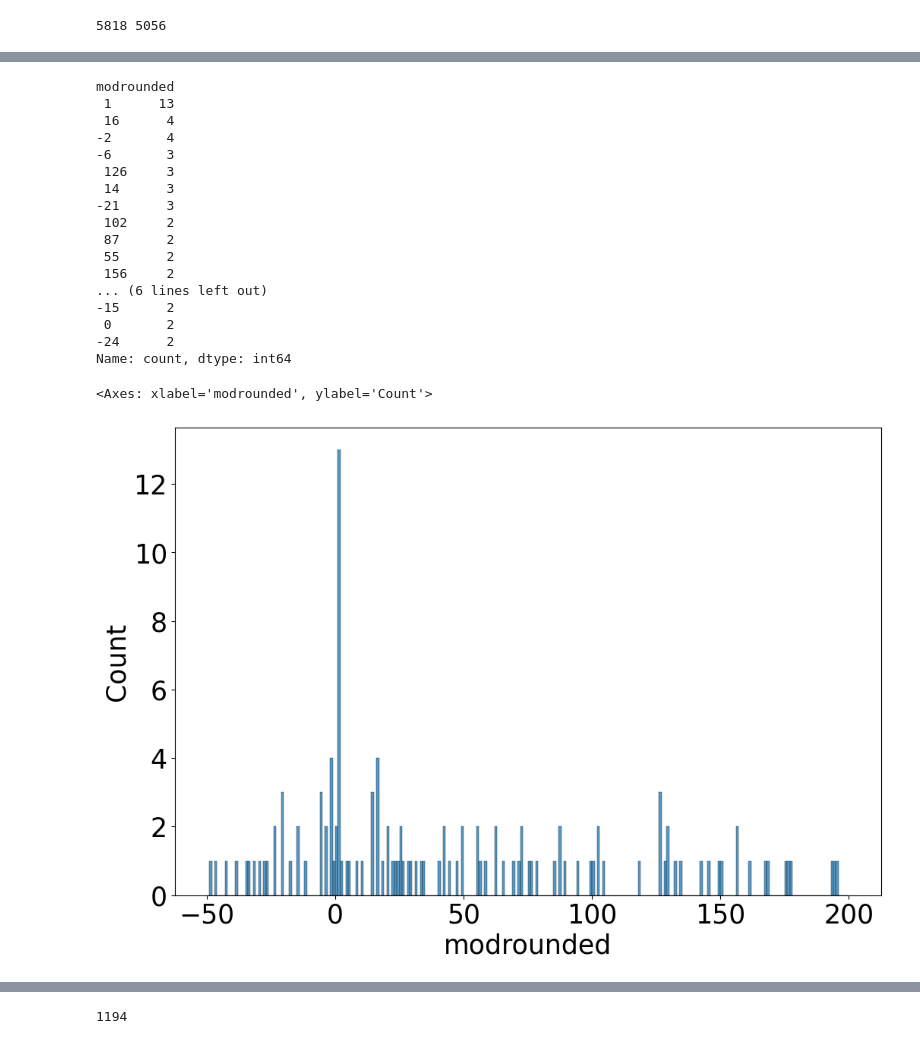
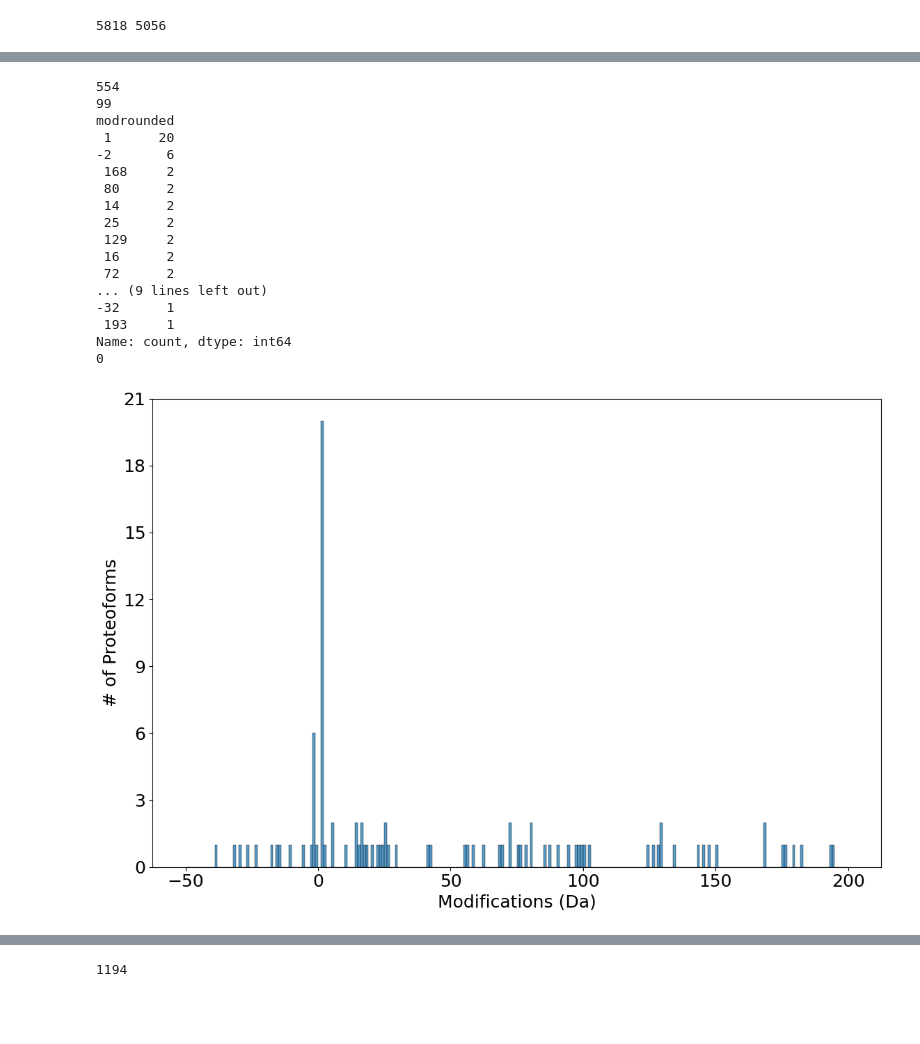
Before and after one commit to todanielwang/TopMPI, a Jupyter notebook: Experiments/notebook.ipynb, the cells around one changed output, grey strips where cells are left out. Saved outputs shown, nothing was run; the diff lists cells and outputs as text; code cells hidden in the pictures; blank space fills up the shorter version.

```diff
--- a/Experiments/notebook.ipynb
+++ b/Experiments/notebook.ipynb
@@ -5194,7 +5212,8 @@ import seaborn as sns
 import numpy as np
 import matplotlib.pyplot as plt
 
-primary = util.read_tsv("/home/daniel/Desktop/datafiles/RealData/yeast/yeast/Yeast_1_TopMPI/Primary_ms2_toppic_proteoform_single.tsv")
+primary = util.read_tsv("Figures/modifications/OnlyPrimary.tsv")
+print(primary.shape[0])
 primary = primary[primary["#unexpected modifications"] == 1]
 primary['modvalue'] = primary['unexpected modifications'].str.extract(r'([+-]?\d+\.\d+)').astype(float).fillna(0)
 primary['modrounded'] = primary['modvalue'].round().astype(int)
@@ -5202,13 +5221,26 @@ primary['modrounded'] = primary['modvalue'].round().astype(int)
 
 print(primary.shape[0])
 
-print(primary['modrounded'].value_counts().head(20))
+print(primary['modrounded'].value_counts().head(30))
+
+mod_counts = primary['modrounded'].value_counts().sort_index().reset_index()
+mod_counts.columns = ["Modification(Da)", "Frequency"]
+
+# Save to TSV
+mod_counts.to_csv("primary_mod.tsv", sep="\t", index=False)
+
+# print((primary['modrounded'] == 181).sum())
 
 bins = np.arange(-50, 201, 1)
 
-plt.rcParams.update({'font.size': 25})
+plt.rcParams.update({'font.size': 18})
 
 plt.figure(figsize=(12, 8))
+plt.xlabel('Modifications (Da)')
+plt.ylabel('# of Proteoforms')
+plt.tight_layout()
 
 sns.histplot(primary['modrounded'], bins=bins)
+
+plt.savefig("primary.svg", format="svg", dpi=800)
 # %% [output]
@@ -5234,33 +5265,50 @@ Name: count, dtype: int64
 # %%
-secondary = util.read_tsv("/home/daniel/Desktop/datafiles/RealData/yeast/yeast/Yeast_1_TopMPI/Secondary_ms2_toppic_proteoform_single.tsv")
+from matplotlib.ticker import MaxNLocator
+
+secondary = util.read_tsv("Figures/modifications/OnlySecondary.tsv")
+print(secondary.shape[0])
 secondary = secondary[secondary["#unexpected modifications"] == 1]
+print(secondary.shape[0])
 secondary['modvalue'] = secondary['unexpected modifications'].str.extract(r'([+-]?\d+\.\d+)').astype(float).fillna(0)
 secondary['modrounded'] = secondary['modvalue'].round().astype(int)
 
 print(secondary['modrounded'].value_counts().head(20))
 
-plt.rcParams.update({'font.size': 25})
+mod_counts = secondary['modrounded'].value_counts().sort_index().reset_index()
+mod_counts.columns = ["Modification(Da)", "Frequency"]
+
+# Save to TSV
+mod_counts.to_csv("secondary_mod.tsv", sep="\t", index=False)
+
+print((secondary['modrounded'] == 183).sum())
+
+plt.rcParams.update({'font.size': 18})
 
 plt.figure(figsize=(12, 8))
+plt.xlabel('Modifications (Da)')
+plt.ylabel('# of Proteoforms')
+plt.tight_layout()
 sns.histplot(secondary['modrounded'], bins=bins)
+ax = plt.gca()
+ax.yaxis.set_major_locator(MaxNLocator(integer=True))
+plt.savefig("secondary.svg", format="svg", dpi=800)
 # %% [output]
+554
+99
 modrounded
- 1      13
- 16      4
--2       4
--6       3
- 126     3
- 14      3
--21      3
- 102     2
- 87      2
- 55      2
- 156     2
-... (6 lines left out)
--15      2
- 0       2
--24      2
+ 1      20
+-2       6
+ 168     2
+ 80      2
+ 14      2
+ 25      2
+ 129     2
+ 16      2
+ 72      2
+... (9 lines left out)
+-32      1
+ 193     1
 Name: count, dtype: int64
+0
-<Axes: xlabel='modrounded', ylabel='Count'>
-[figure, old version]
+[figure, new version]
 # %%
```
Also changed, not shown: parts of 11 cells of this notebook, 2 other files.
